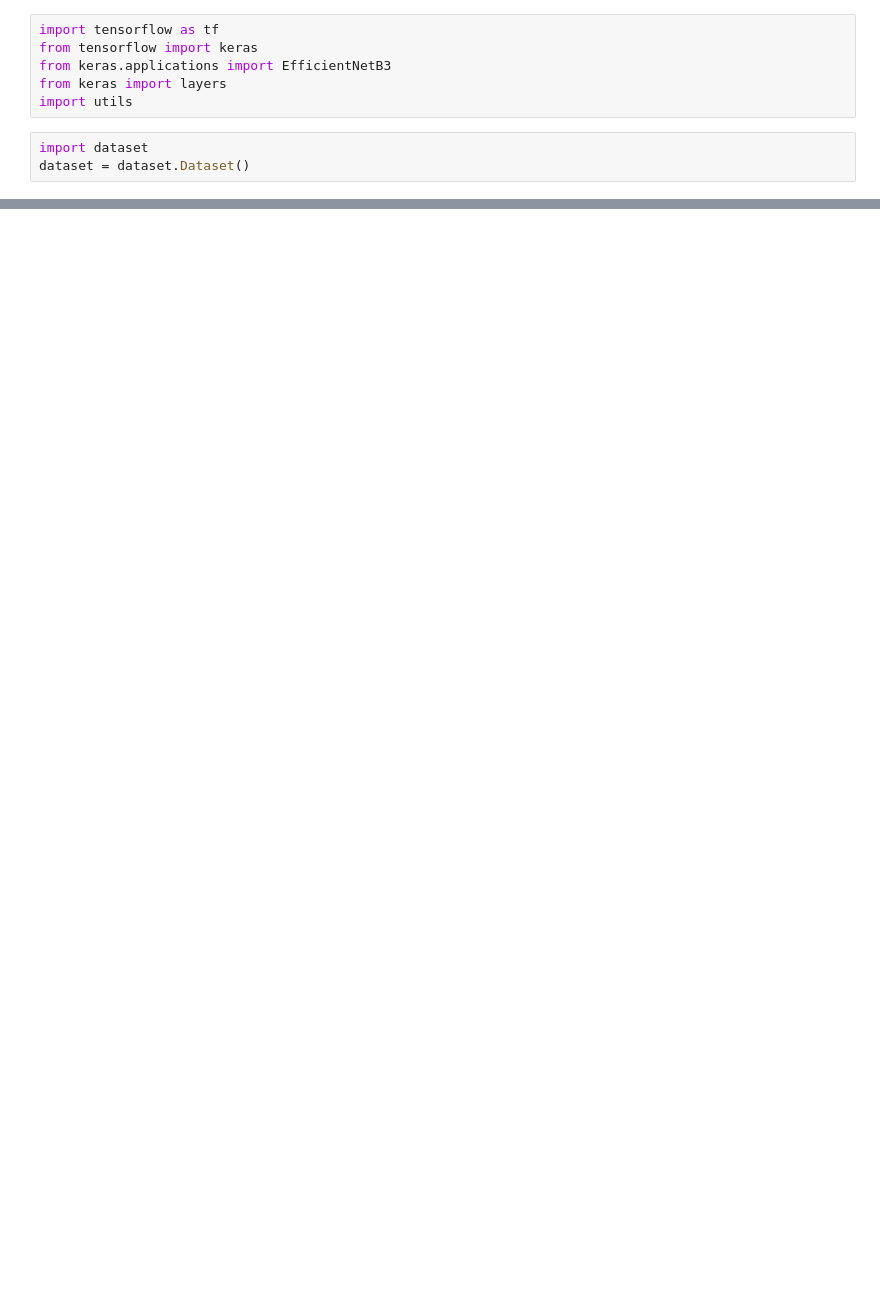
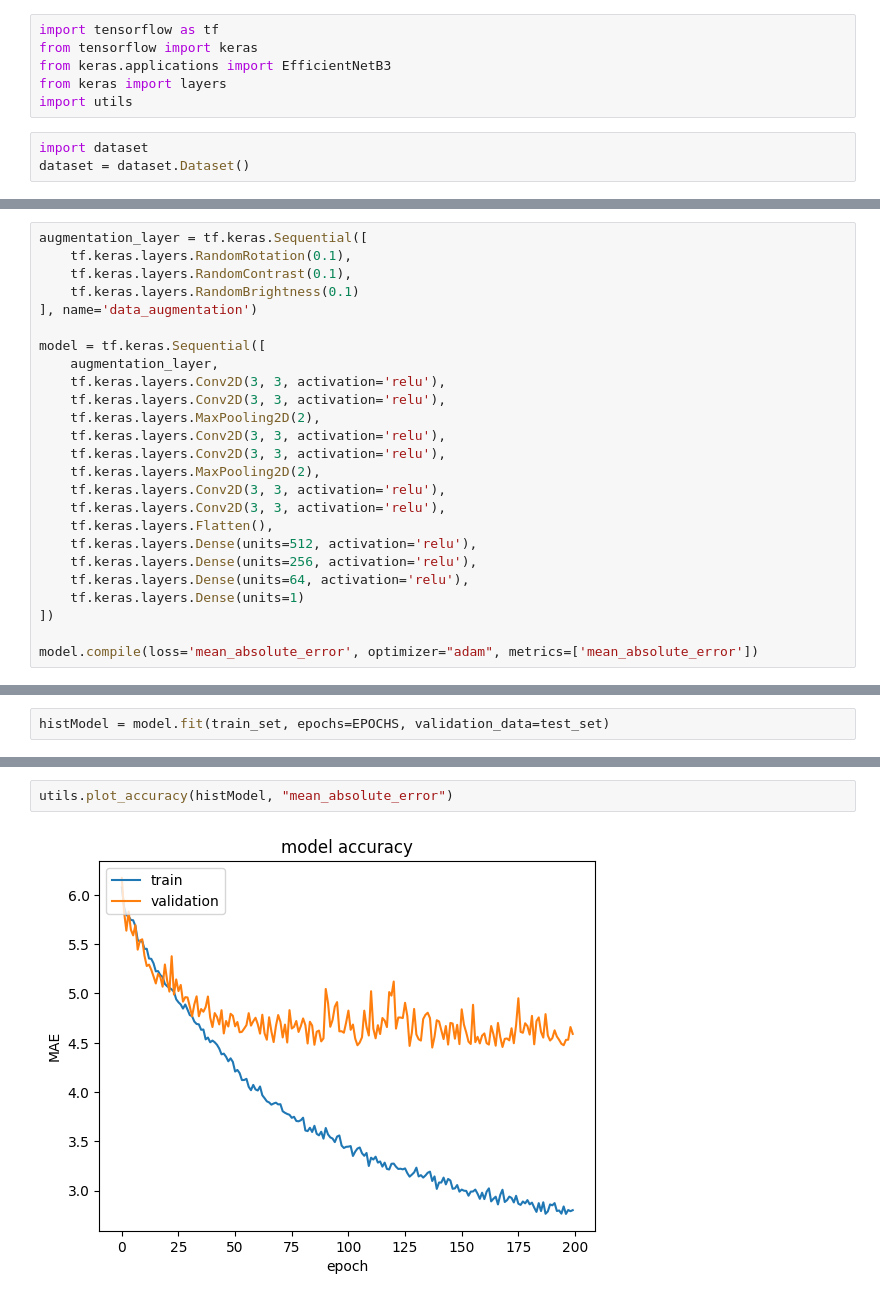
Before and after one commit to Alyks1/Bachelor, a Jupyter notebook: main.ipynb, the cells around one changed output, grey strips where cells are left out. Saved outputs shown, nothing was run; the diff lists cells and outputs as text; blank space fills up the shorter version.

Commit message:
(feat) adds new models
Signed-off-by: Alexander Gemmingen <alexander.gemmingen@gmx.de>

```diff
--- a/main.ipynb
+++ b/main.ipynb
@@ -58,0 +66,25 @@ INFO:tensorflow:Using MirroredStrategy with devices ('/job:localhost/replica:0/t
+# %%
+augmentation_layer = tf.keras.Sequential([
+    tf.keras.layers.RandomRotation(0.1),
+    tf.keras.layers.RandomContrast(0.1),
+    tf.keras.layers.RandomBrightness(0.1)
+], name='data_augmentation')
+
+model = tf.keras.Sequential([
+    augmentation_layer,
+    tf.keras.layers.Conv2D(3, 3, activation='relu'),
+    tf.keras.layers.Conv2D(3, 3, activation='relu'),
+    tf.keras.layers.MaxPooling2D(2),
+    tf.keras.layers.Conv2D(3, 3, activation='relu'),
+    tf.keras.layers.Conv2D(3, 3, activation='relu'),
+    tf.keras.layers.MaxPooling2D(2),
+    tf.keras.layers.Conv2D(3, 3, activation='relu'),
+    tf.keras.layers.Conv2D(3, 3, activation='relu'),
+    tf.keras.layers.Flatten(),
+    tf.keras.layers.Dense(units=512, activation='relu'),
+    tf.keras.layers.Dense(units=256, activation='relu'),
+    tf.keras.layers.Dense(units=64, activation='relu'),
+    tf.keras.layers.Dense(units=1)
+])
+
+model.compile(loss='mean_absolute_error', optimizer="adam", metrics=['mean_absolute_error'])
@@ -83,0 +137,2 @@ Epoch 10/10
+# %%
+histModel = model.fit(train_set, epochs=EPOCHS, validation_data=test_set)
@@ -87,0 +163,4 @@ utils.plot_accuracy(histEfficientNet, "accuracy")
+# %%
+utils.plot_accuracy(histModel, "mean_absolute_error")
+# %% [output]
+[figure, added]
```
Also changed, not shown: parts of 14 cells of this notebook, 2 other files.
